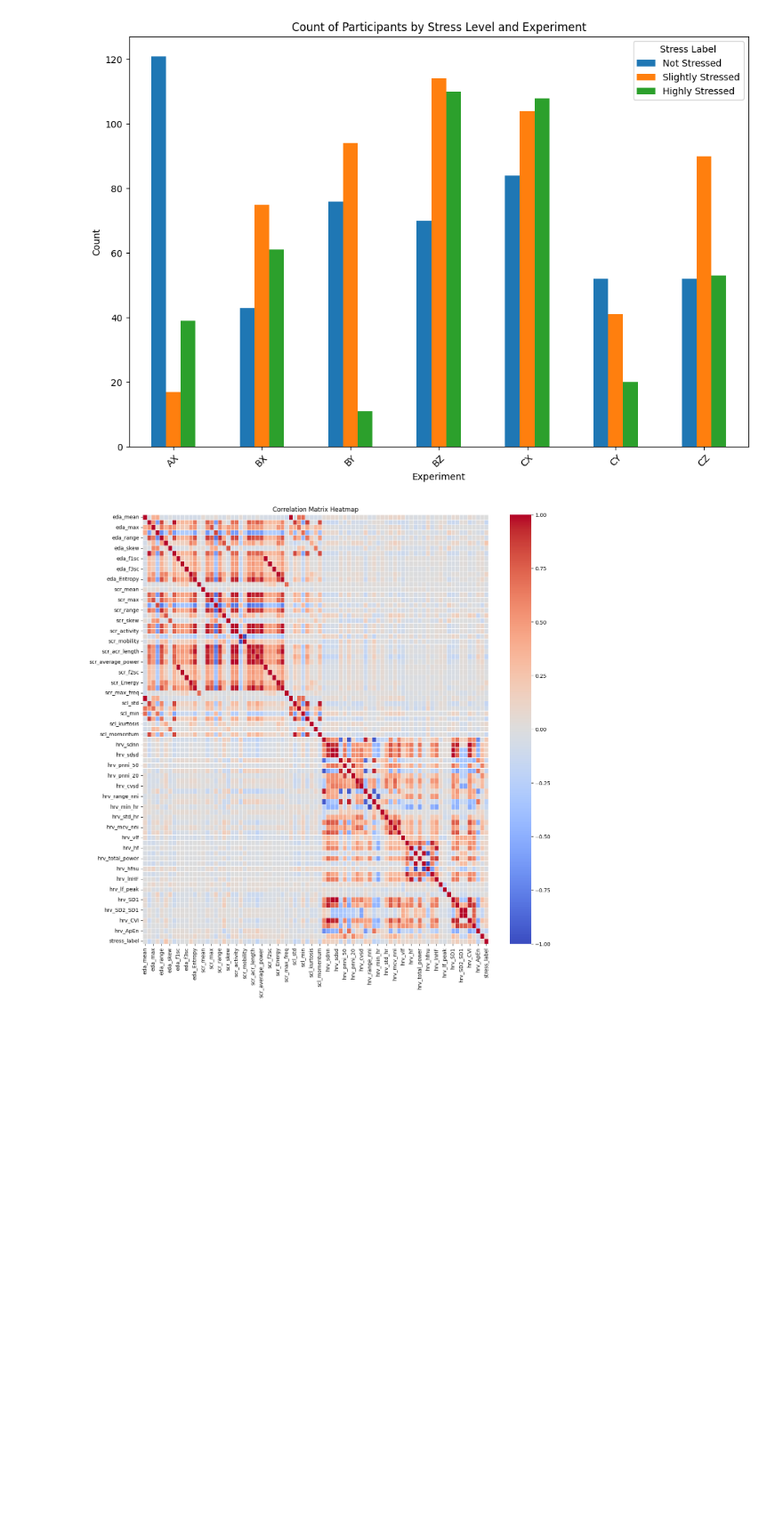
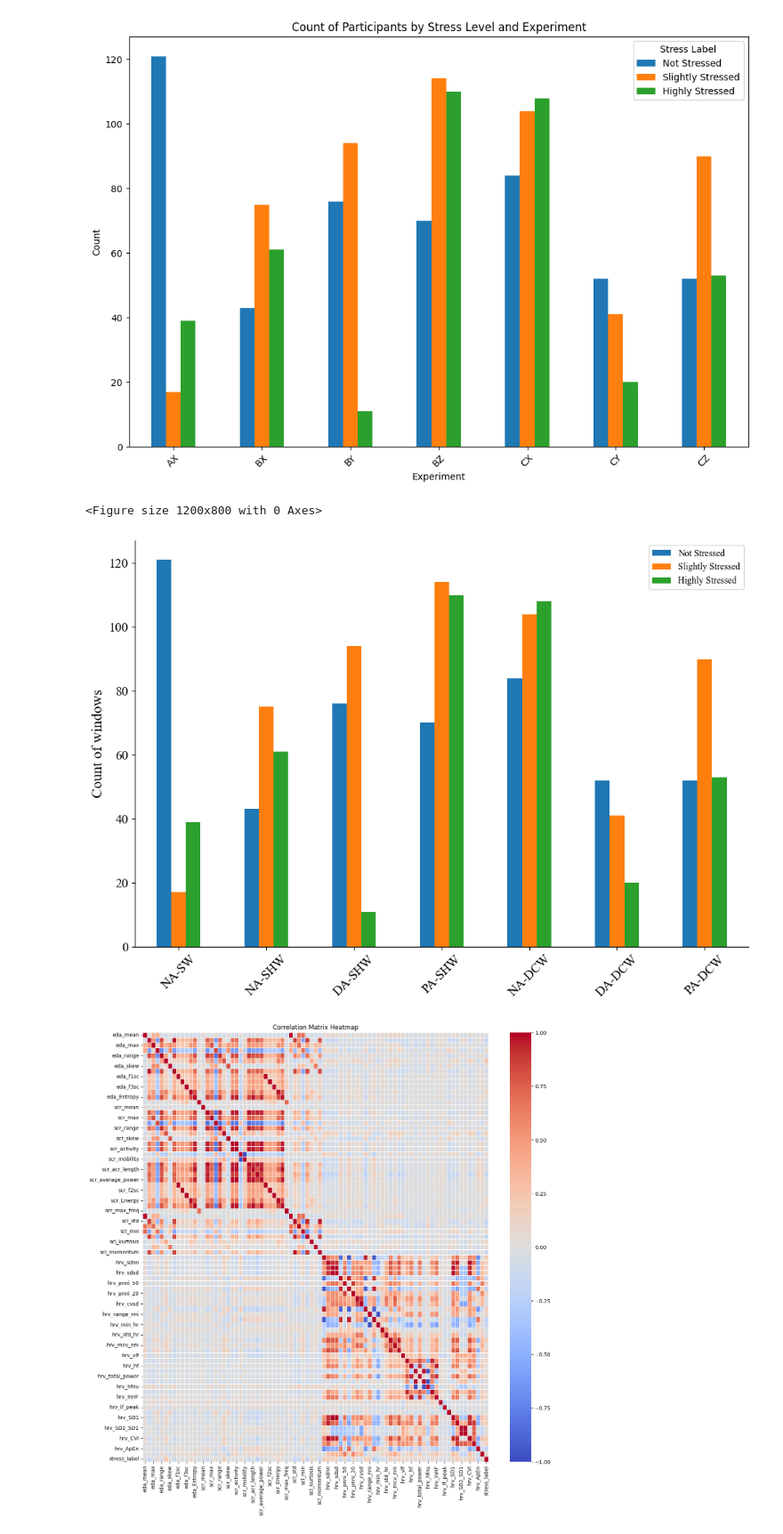
Before and after one commit to mdfaiz98/MasterThesis, a Jupyter notebook: Stress Detection/Final Scripts/Final Stress_model .ipynb, the cells around one changed output. Shown: that part at 89% size. Drawn from its saved outputs; the diff is of its cells as text; code cells hidden in the pictures; blank space fills up the shorter version.

```diff
--- a/Stress Detection/Final Scripts/Final Stress_model .ipynb
+++ b/Stress Detection/Final Scripts/Final Stress_model .ipynb
@@ -110,6 +110,44 @@ plt.show()
 Unique Experiments: ['AX' 'BY' 'BZ' 'CX' 'CY' 'CZ' 'BX']
 <Figure size 1200x800 with 0 Axes>
 [figure]
+# %%
+# Mapping of existing labels to new notations to match sscheme in the thesis report
+label_mapping = {
+    'AX': 'NA-SW',
+    'BX': 'NA-SHW',
+    'BY': 'DA-SHW',
+    'BZ': 'PA-SHW',
+    'CX': 'NA-DCW',
+    'CY': 'DA-DCW',
+    'CZ': 'PA-DCW'
+}
+
+# Replace existing labels with new descriptive notations
+stress_counts_by_experiment = stress_counts_by_experiment.rename(index=label_mapping)
+
+
+
+# Plotting
+plt.figure(figsize=(12, 8))
+stress_counts_by_experiment.plot(kind='bar', stacked=False, figsize=(12, 8))
+
+plt.xlabel('', fontsize=16)
+plt.ylabel('Count of windows', fontsize=16)
+plt.xticks(rotation=45, fontsize=14)
+plt.yticks(fontsize=14)
+plt.legend( labels=['Not Stressed', 'Slightly Stressed', 'Highly Stressed'], fontsize=10)
+
+# Remove the frame around the plot
+plt.gca().spines['top'].set_visible(False)
+plt.gca().spines['right'].set_visible(False)
+plt.gca().spines['left'].set_visible(True)  # Bring back the y-axis
+plt.gca().spines['bottom'].set_visible(True)
+
+plt.savefig('stress_levels_by_experiment.pdf', bbox_inches='tight', pad_inches=0)
+plt.show()
+# %% [output]
+<Figure size 1200x800 with 0 Axes>
+[figure, added]
 # %%
 #numeric_data_reloaded = data.select_dtypes(include=[np.number]).dropna(axis=1)
 #numeric_data_reloaded.drop(['Participant ID','stress_label', 'Experiment', 'tlx_weighted_rating', 'tlx_z_score' ], axis=1)
```
Also changed, not shown: 24 other files.
